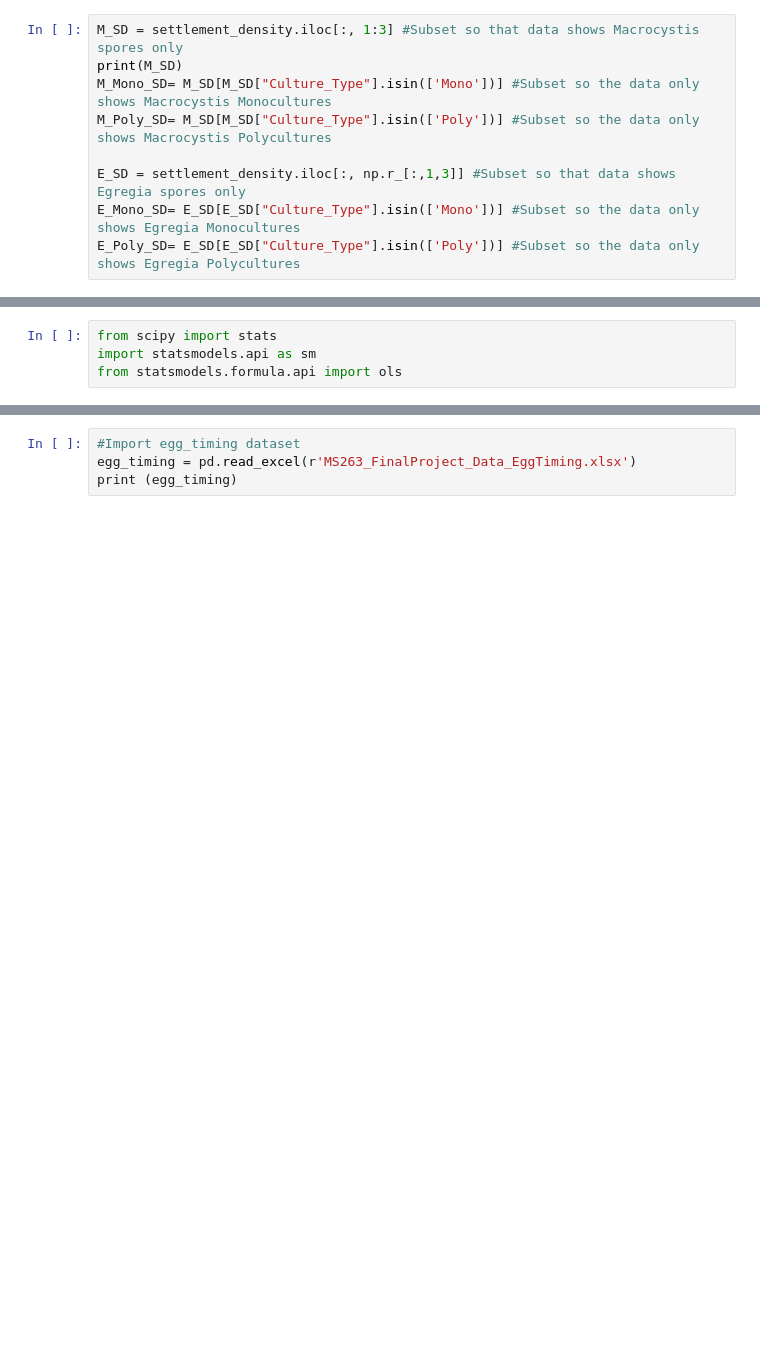
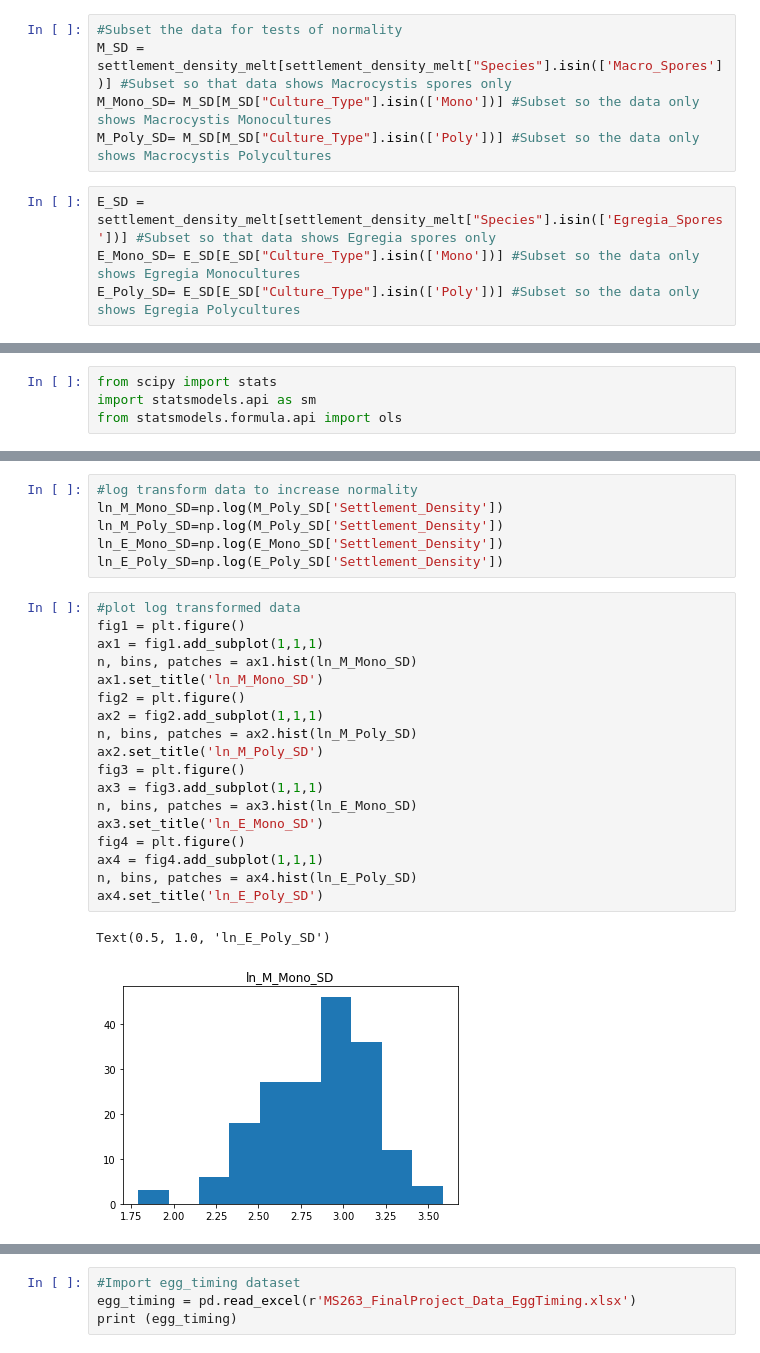
Before and after one commit to JayceeLanza/final_project, a Jupyter notebook: Final_Project.ipynb, the cells around one changed output, grey strips where cells are left out. Cells and saved outputs as stored; diff of their text form; blank space fills up the shorter version.

```diff
--- a/Final_Project.ipynb
+++ b/Final_Project.ipynb
@@ -36,9 +81,9 @@ print (settlement_density)
+# %%
+#Subset the data for tests of normality
+M_SD = settlement_density_melt[settlement_density_melt["Species"].isin(['Macro_Spores'])] #Subset so that data shows Macrocystis spores only
+M_Mono_SD= M_SD[M_SD["Culture_Type"].isin(['Mono'])] #Subset so the data only shows Macrocystis Monocultures
+M_Poly_SD= M_SD[M_SD["Culture_Type"].isin(['Poly'])] #Subset so the data only shows Macrocystis Polycultures
 # %%
-M_SD = settlement_density.iloc[:, 1:3] #Subset so that data shows Macrocystis spores only
-print(M_SD)
-M_Mono_SD= M_SD[M_SD["Culture_Type"].isin(['Mono'])] #Subset so the data only shows Macrocystis Monocultures
-M_Poly_SD= M_SD[M_SD["Culture_Type"].isin(['Poly'])] #Subset so the data only shows Macrocystis Polycultures
-
-E_SD = settlement_density.iloc[:, np.r_[:,1,3]] #Subset so that data shows Egregia spores only
+E_SD = settlement_density_melt[settlement_density_melt["Species"].isin(['Egregia_Spores'])] #Subset so that data shows Egregia spores only
 E_Mono_SD= E_SD[E_SD["Culture_Type"].isin(['Mono'])] #Subset so the data only shows Egregia Monocultures
 E_Poly_SD= E_SD[E_SD["Culture_Type"].isin(['Poly'])] #Subset so the data only shows Egregia Polycultures
@@ -111,0 +146,27 @@ ShapiroResult(statistic=0.8972490429878235, pvalue=8.452759603372328e-10) Shapir
+# %%
+#log transform data to increase normality
+ln_M_Mono_SD=np.log(M_Poly_SD['Settlement_Density'])
+ln_M_Poly_SD=np.log(M_Poly_SD['Settlement_Density'])
+ln_E_Mono_SD=np.log(E_Mono_SD['Settlement_Density'])
+ln_E_Poly_SD=np.log(E_Poly_SD['Settlement_Density'])
+# %%
+#plot log transformed data
+fig1 = plt.figure()
+ax1 = fig1.add_subplot(1,1,1)
+n, bins, patches = ax1.hist(ln_M_Mono_SD)
+ax1.set_title('ln_M_Mono_SD')
+fig2 = plt.figure()
+ax2 = fig2.add_subplot(1,1,1)
+n, bins, patches = ax2.hist(ln_M_Poly_SD)
+ax2.set_title('ln_M_Poly_SD')
+fig3 = plt.figure()
+ax3 = fig3.add_subplot(1,1,1)
+n, bins, patches = ax3.hist(ln_E_Mono_SD)
+ax3.set_title('ln_E_Mono_SD')
+fig4 = plt.figure()
+ax4 = fig4.add_subplot(1,1,1)
+n, bins, patches = ax4.hist(ln_E_Poly_SD)
+ax4.set_title('ln_E_Poly_SD')
+# %% [output]
+Text(0.5, 1.0, 'ln_E_Poly_SD')
+[figure, added]
```
Also changed, not shown: parts of 79 cells of this notebook, 2 other files.
